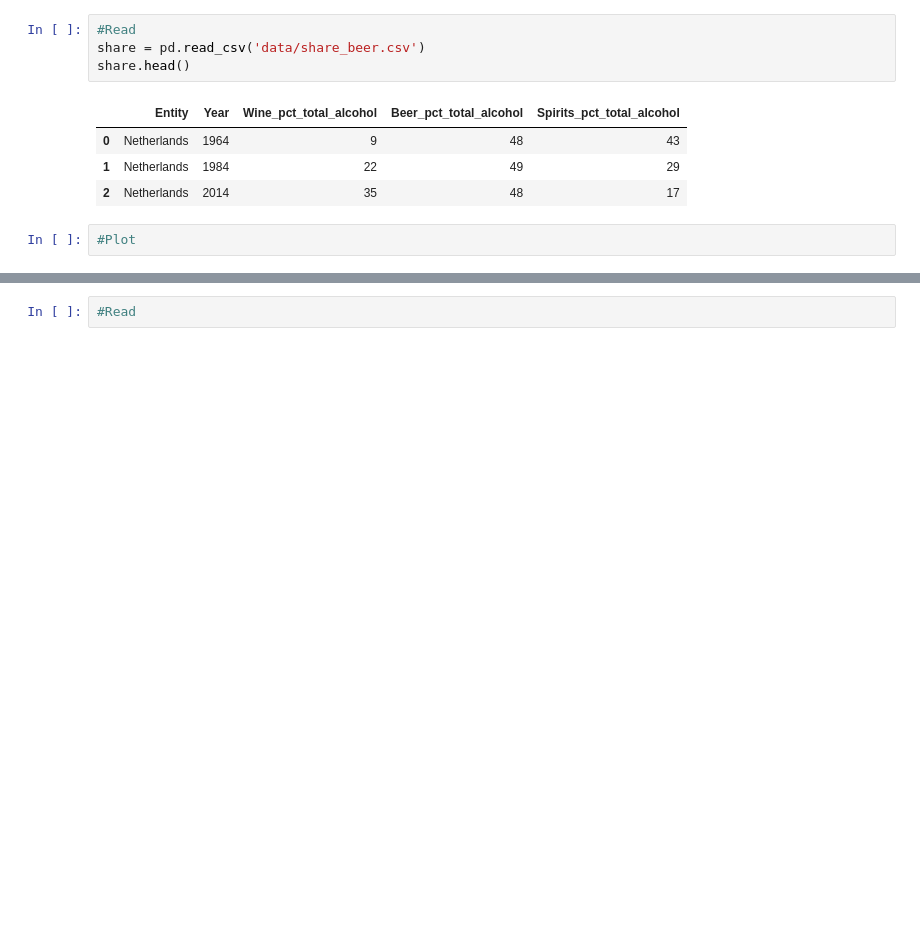
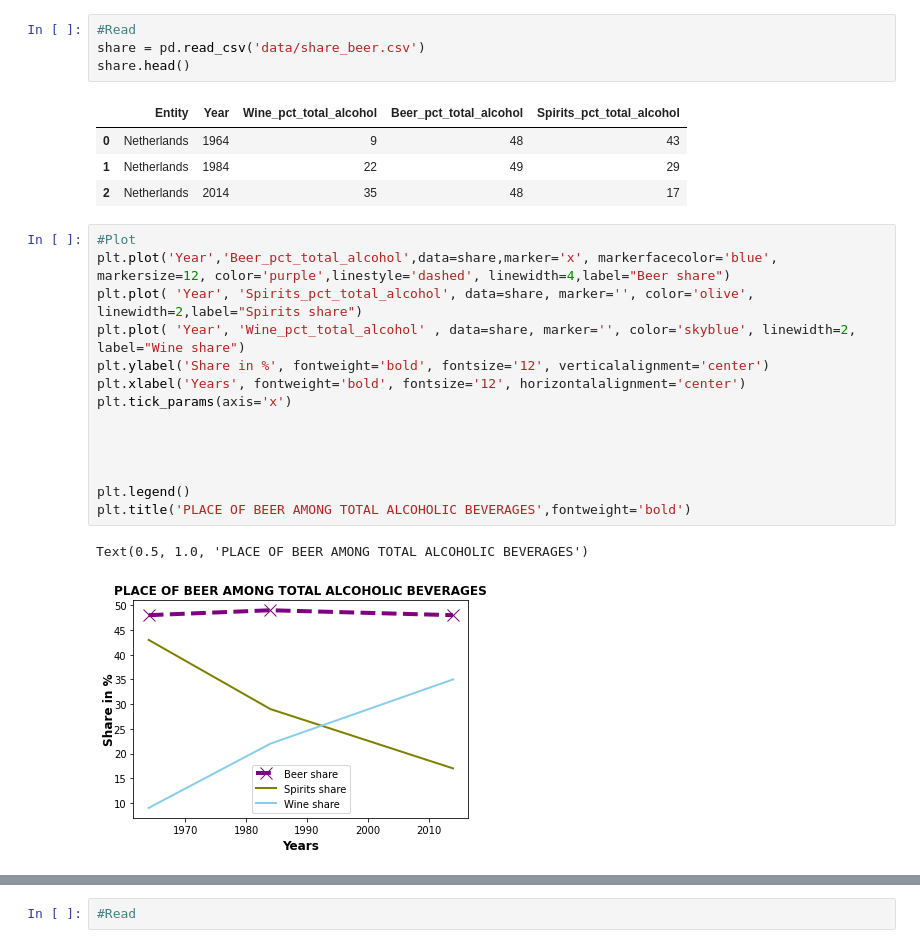
Before and after one commit to AjiacoVic/StoryTelling_project, a Jupyter notebook: BEER Exploring Data.ipynb, the cells around one changed output, grey strips where cells are left out. Saved outputs shown, nothing was run; the diff lists cells and outputs as text; blank space fills up the shorter version.

```diff
--- a/BEER Exploring Data.ipynb
+++ b/BEER Exploring Data.ipynb
@@ -29,8 +33,23 @@ share.head()
 | 0 | Netherlands | 1964 | 9 | 48 | 43 |
 | 1 | Netherlands | 1984 | 22 | 49 | 29 |
 | 2 | Netherlands | 2014 | 35 | 48 | 17 |
-# %%
-#Plot
+# %%
+#Plot
+plt.plot('Year','Beer_pct_total_alcohol',data=share,marker='x', markerfacecolor='blue', markersize=12, color='purple',linestyle='dashed', linewidth=4,label="Beer share")
+plt.plot( 'Year', 'Spirits_pct_total_alcohol', data=share, marker='', color='olive', linewidth=2,label="Spirits share")
+plt.plot( 'Year', 'Wine_pct_total_alcohol' , data=share, marker='', color='skyblue', linewidth=2, label="Wine share")
+plt.ylabel('Share in %', fontweight='bold', fontsize='12', verticalalignment='center')
+plt.xlabel('Years', fontweight='bold', fontsize='12', horizontalalignment='center')
+plt.tick_params(axis='x')
+
+
+
+
+plt.legend()
+plt.title('PLACE OF BEER AMONG TOTAL ALCOHOLIC BEVERAGES',fontweight='bold')
+# %% [output]
+Text(0.5, 1.0, 'PLACE OF BEER AMONG TOTAL ALCOHOLIC BEVERAGES')
+[figure, added]
 # %%
 #Analysis
 ''' I took 3 years as reference, parted by 20 years to anlayze the share
```
Also changed, not shown: parts of 45 cells of this notebook, 1 other file.
